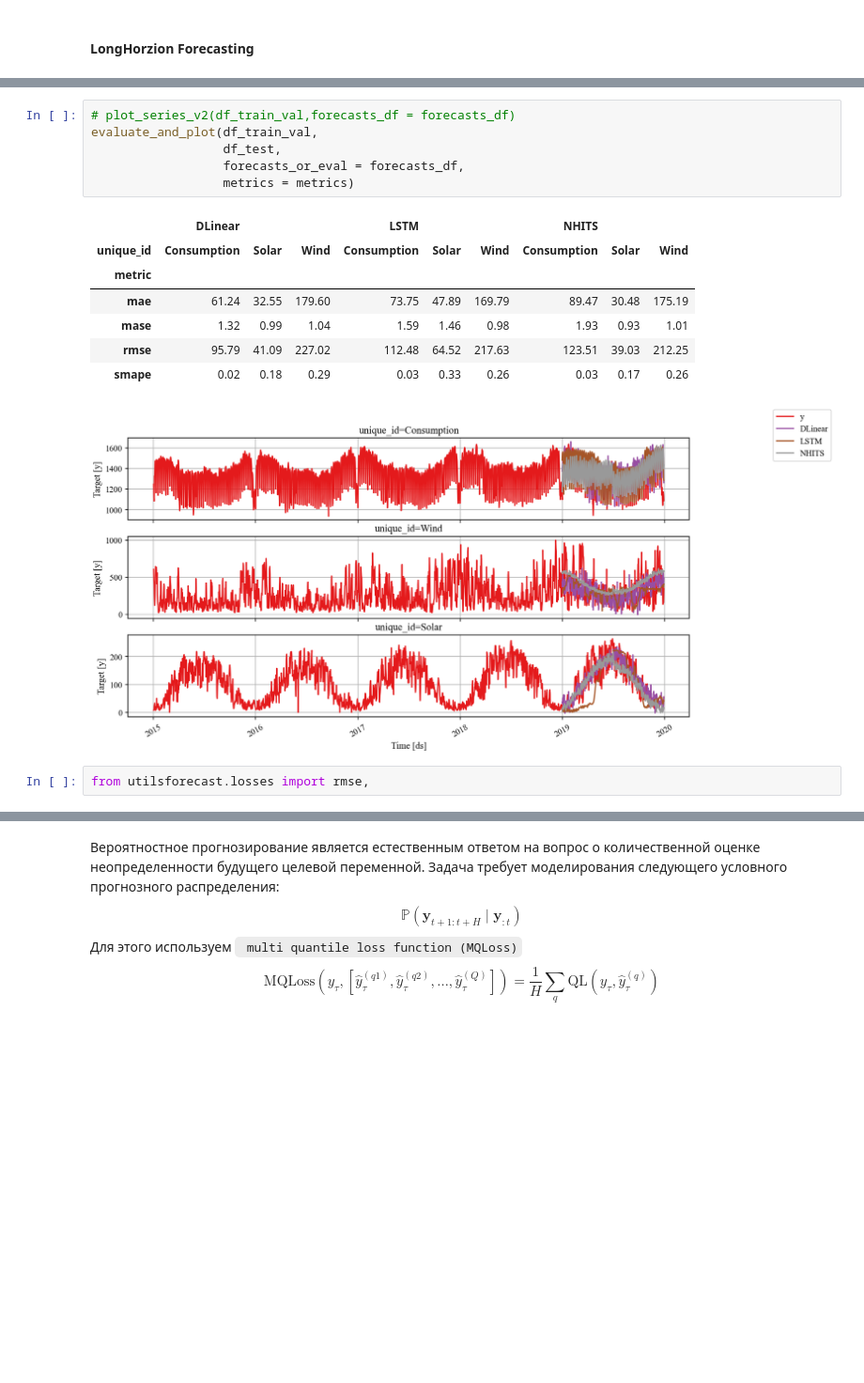
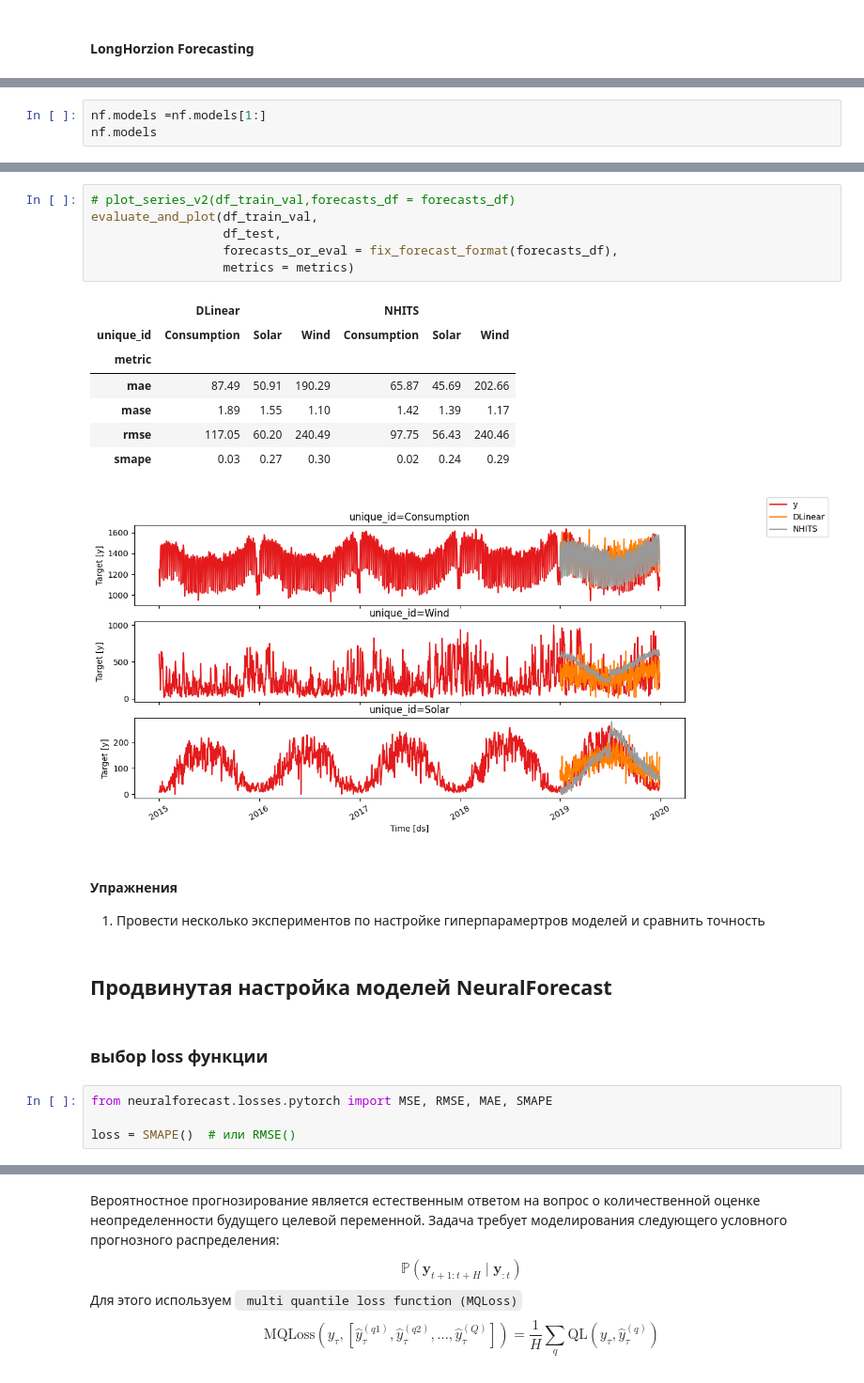
Before and after one commit to MVRonkin/TimeSeriesCourse, a Jupyter notebook: 2026/WS/08 - предсказание значений ВР с DL.ipynb, the cells around one changed output, grey strips where cells are left out. Shown at 94% size. Saved outputs shown, nothing was run; the diff lists cells and outputs as text; blank space fills up the shorter version.

```diff
--- a/2026/WS/08 - предсказание значений ВР с DL.ipynb
+++ b/2026/WS/08 - предсказание значений ВР с DL.ipynb
@@ -472,0 +519,3 @@ evaluate_and_plot(df_train_val,
+# %%
+nf.models =nf.models[1:]
+nf.models
@@ -561,18 +587,27 @@ LOCAL_RANK: 0 - CUDA_VISIBLE_DEVICES: [0]
 # %%
 # plot_series_v2(df_train_val,forecasts_df = forecasts_df)
 evaluate_and_plot(df_train_val,
                   df_test,
-                  forecasts_or_eval = forecasts_df,
+                  forecasts_or_eval = fix_forecast_format(forecasts_df),
                   metrics = metrics)
 # %% [output]
-|  | DLinear |  |  | LSTM |  |  | NHITS |  |  |
-| unique_id | Consumption | Solar | Wind | Consumption | Solar | Wind | Consumption | Solar | Wind |
-| metric |  |  |  |  |  |  |  |  |  |
-| mae | 61.24 | 32.55 | 179.60 | 73.75 | 47.89 | 169.79 | 89.47 | 30.48 | 175.19 |
-| mase | 1.32 | 0.99 | 1.04 | 1.59 | 1.46 | 0.98 | 1.93 | 0.93 | 1.01 |
-| rmse | 95.79 | 41.09 | 227.02 | 112.48 | 64.52 | 217.63 | 123.51 | 39.03 | 212.25 |
-| smape | 0.02 | 0.18 | 0.29 | 0.03 | 0.33 | 0.26 | 0.03 | 0.17 | 0.26 |
+|  | DLinear |  |  | NHITS |  |  |
+| unique_id | Consumption | Solar | Wind | Consumption | Solar | Wind |
+| metric |  |  |  |  |  |  |
+| mae | 87.49 | 50.91 | 190.29 | 65.87 | 45.69 | 202.66 |
+| mase | 1.89 | 1.55 | 1.10 | 1.42 | 1.39 | 1.17 |
+| rmse | 117.05 | 60.20 | 240.49 | 97.75 | 56.43 | 240.46 |
+| smape | 0.03 | 0.27 | 0.30 | 0.02 | 0.24 | 0.29 |
-[figure, old version]
+[figure, new version]
+# %% [markdown]
+#### Упражнения
+1. Провести несколько экспериментов по настройке гиперпарамертров моделей и сравнить точность
+# %% [markdown]
+## Продвинутая настройка моделей NeuralForecast
+# %% [markdown]
+### выбор loss функции
 # %%
-from utilsforecast.losses import rmse,
+from neuralforecast.losses.pytorch import MSE, RMSE, MAE, SMAPE
+
+loss = SMAPE()  # или RMSE()
 # %%
```
Also changed, not shown: parts of 88 cells of this notebook, 5 other files.
